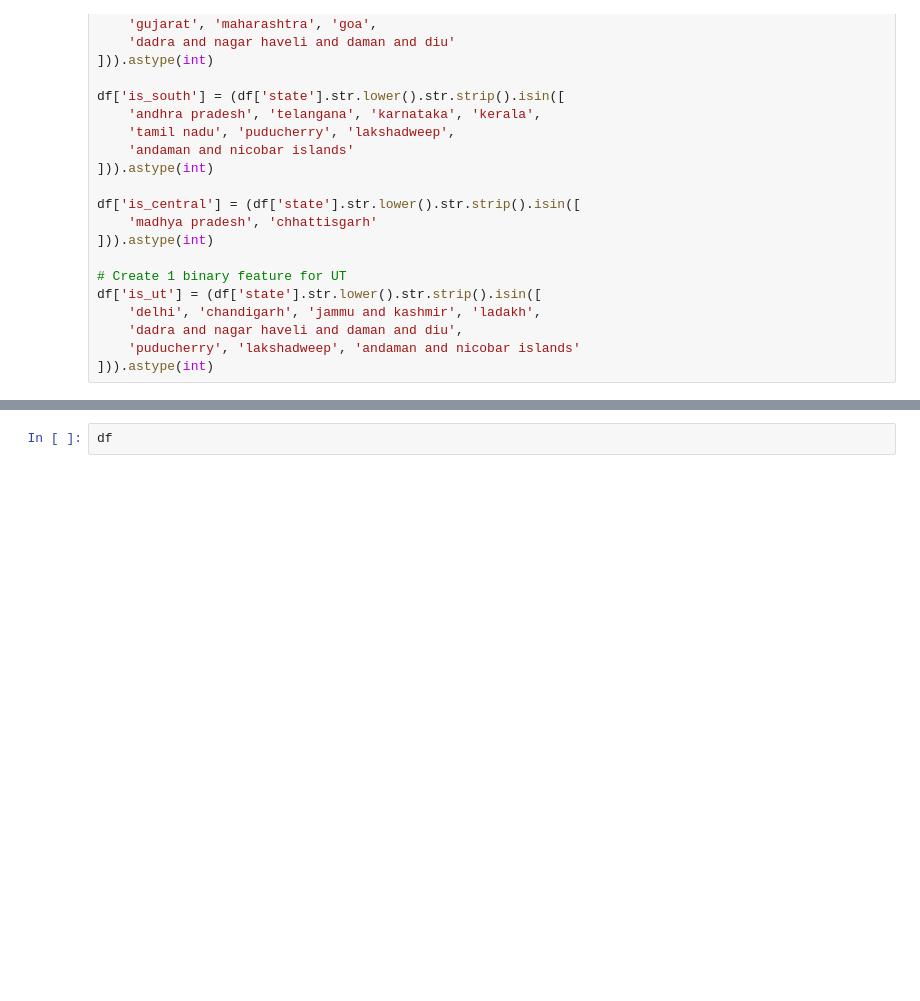
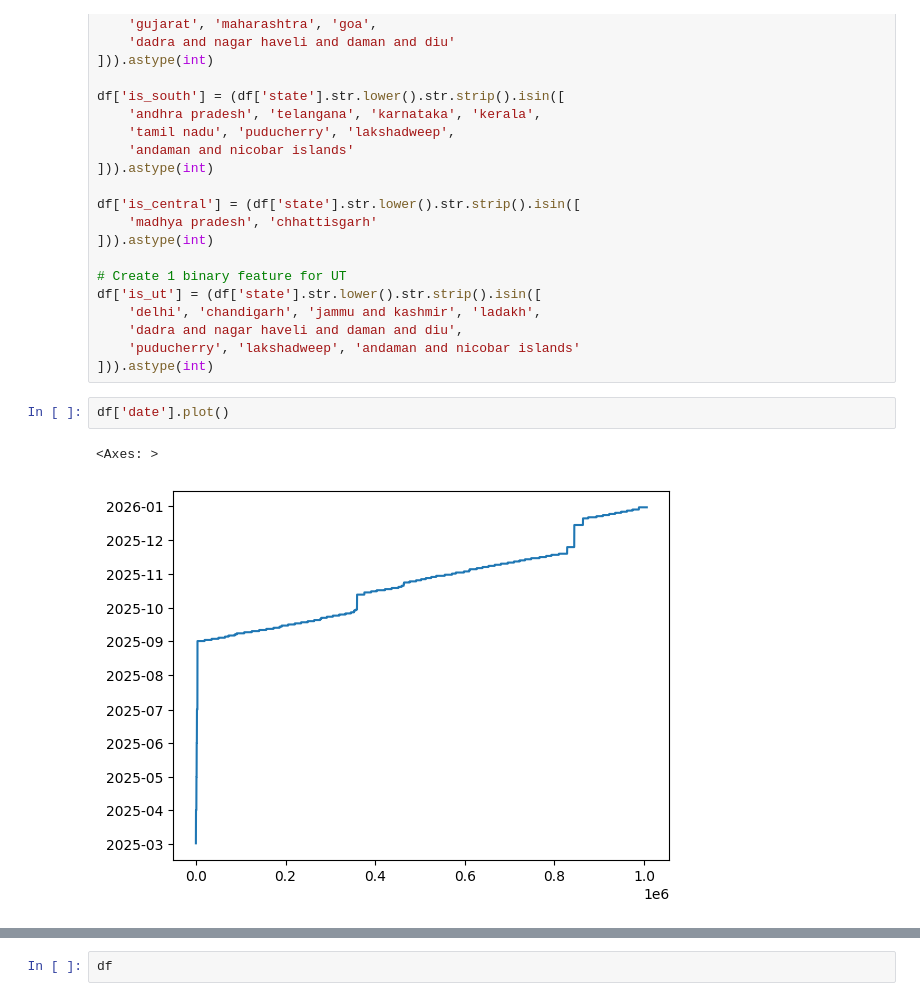
Before and after one commit to medisumeet/UIDAI-Hackathon-2026, a Jupyter notebook: uidai.ipynb, the cells around one changed output, grey strips where cells are left out. Cells and saved outputs as stored; diff of their text form; blank space fills up the shorter version.

```diff
--- a/uidai.ipynb
+++ b/uidai.ipynb
@@ -408,3 +409,8 @@ df['is_ut'] = (df['state'].str.lower().str.strip().isin([
     'dadra and nagar haveli and daman and diu',
     'puducherry', 'lakshadweep', 'andaman and nicobar islands'
 ])).astype(int)
+# %%
+df['date'].plot()
+# %% [output]
+<Axes: >
+[figure, added]
```
Also changed, not shown: parts of 16 cells of this notebook.
